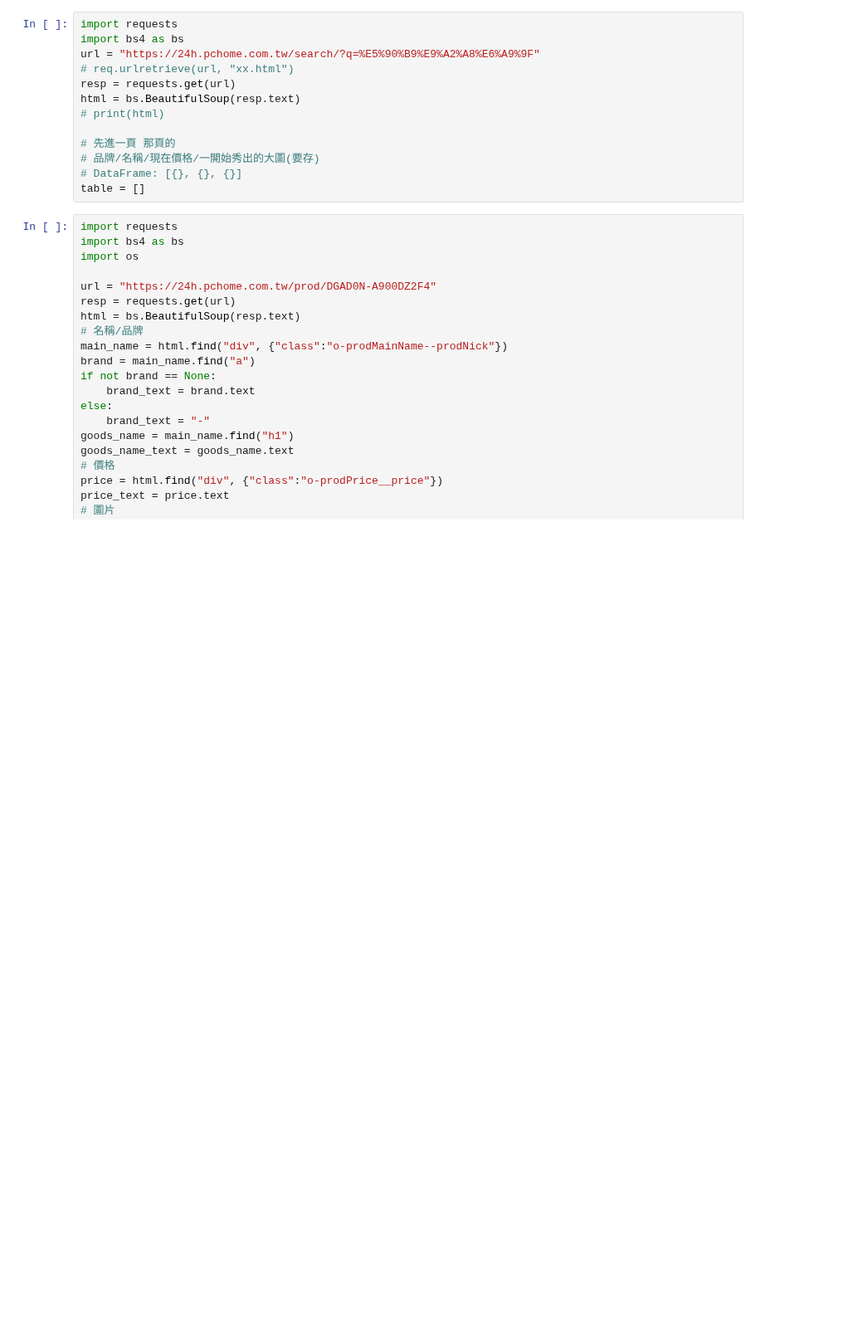
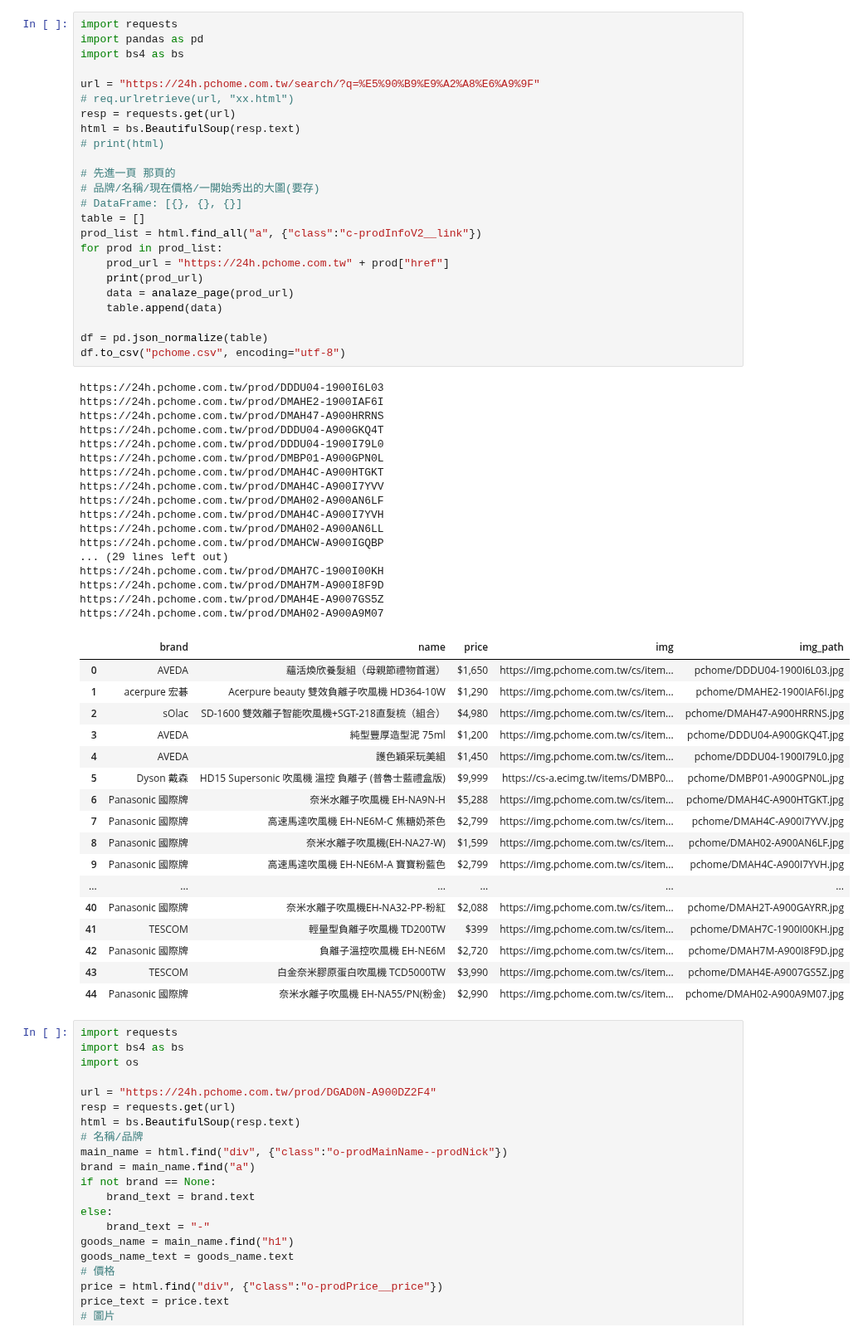
Before and after one commit to Elwing-Chou/tibame_online_0416, a Jupyter notebook: tibame_0503_lab.ipynb, the cells around one changed output. Shown at 83% size. Saved outputs shown, nothing was run; the diff lists cells and outputs as text; blank space fills up the shorter version.

```diff
--- a/tibame_0503_lab.ipynb
+++ b/tibame_0503_lab.ipynb
@@ -2,17 +2,63 @@
 <a href="https://colab.research.google.com/github/Elwing-Chou/tibame_online_0416/blob/main/tibame_0503_lab.ipynb" target="_parent"><img src="https://colab.research.google.com/assets/colab-badge.svg" alt="Open In Colab"/></a>
 # %%
 import requests
+import pandas as pd
 import bs4 as bs
+
 url = "https://24h.pchome.com.tw/search/?q=%E5%90%B9%E9%A2%A8%E6%A9%9F"
 # req.urlretrieve(url, "xx.html")
 resp = requests.get(url)
 html = bs.BeautifulSoup(resp.text)
 # print(html)
 
 # 先進一頁 那頁的
 # 品牌/名稱/現在價格/一開始秀出的大圖(要存)
 # DataFrame: [{}, {}, {}]
 table = []
+prod_list = html.find_all("a", {"class":"c-prodInfoV2__link"})
+for prod in prod_list:
+    prod_url = "https://24h.pchome.com.tw" + prod["href"]
+    print(prod_url)
+    data = analaze_page(prod_url)
+    table.append(data)
+
+df = pd.json_normalize(table)
+df.to_csv("pchome.csv", encoding="utf-8")
+# %% [output]
+https://24h.pchome.com.tw/prod/DDDU04-1900I6L03
+https://24h.pchome.com.tw/prod/DMAHE2-1900IAF6I
+https://24h.pchome.com.tw/prod/DMAH47-A900HRRNS
+https://24h.pchome.com.tw/prod/DDDU04-A900GKQ4T
+https://24h.pchome.com.tw/prod/DDDU04-1900I79L0
+https://24h.pchome.com.tw/prod/DMBP01-A900GPN0L
+https://24h.pchome.com.tw/prod/DMAH4C-A900HTGKT
+https://24h.pchome.com.tw/prod/DMAH4C-A900I7YVV
+https://24h.pchome.com.tw/prod/DMAH02-A900AN6LF
+https://24h.pchome.com.tw/prod/DMAH4C-A900I7YVH
+https://24h.pchome.com.tw/prod/DMAH02-A900AN6LL
+https://24h.pchome.com.tw/prod/DMAHCW-A900IGQBP
+... (29 lines left out)
+https://24h.pchome.com.tw/prod/DMAH7C-1900I00KH
+https://24h.pchome.com.tw/prod/DMAH7M-A900I8F9D
+https://24h.pchome.com.tw/prod/DMAH4E-A9007GS5Z
+https://24h.pchome.com.tw/prod/DMAH02-A900A9M07
+|  | brand | name | price | img | img_path |
+| 0 | AVEDA | 蘊活煥欣養髮組（母親節禮物首選） | $1,650 | https://img.pchome.com.tw/cs/item... | pchome/DDDU04-1900I6L03.jpg |
+| 1 | acerpure 宏碁 | Acerpure beauty 雙效負離子吹風機 HD364-10W | $1,290 | https://img.pchome.com.tw/cs/item... | pchome/DMAHE2-1900IAF6I.jpg |
+| 2 | sOlac | SD-1600 雙效離子智能吹風機+SGT-218直髮梳（組合） | $4,980 | https://img.pchome.com.tw/cs/item... | pchome/DMAH47-A900HRRNS.jpg |
+| 3 | AVEDA | 純型豐厚造型泥 75ml | $1,200 | https://img.pchome.com.tw/cs/item... | pchome/DDDU04-A900GKQ4T.jpg |
+| 4 | AVEDA | 護色穎采玩美組 | $1,450 | https://img.pchome.com.tw/cs/item... | pchome/DDDU04-1900I79L0.jpg |
+| 5 | Dyson 戴森 | HD15 Supersonic 吹風機 溫控 負離子 (普魯士藍禮盒版) | $9,999 | https://cs-a.ecimg.tw/items/DMBP0... | pchome/DMBP01-A900GPN0L.jpg |
+| 6 | Panasonic 國際牌 | 奈米水離子吹風機 EH-NA9N-H | $5,288 | https://img.pchome.com.tw/cs/item... | pchome/DMAH4C-A900HTGKT.jpg |
+| 7 | Panasonic 國際牌 | 高速馬達吹風機 EH-NE6M-C 焦糖奶茶色 | $2,799 | https://img.pchome.com.tw/cs/item... | pchome/DMAH4C-A900I7YVV.jpg |
+| 8 | Panasonic 國際牌 | 奈米水離子吹風機(EH-NA27-W) | $1,599 | https://img.pchome.com.tw/cs/item... | pchome/DMAH02-A900AN6LF.jpg |
+| 9 | Panasonic 國際牌 | 高速馬達吹風機 EH-NE6M-A 寶寶粉藍色 | $2,799 | https://img.pchome.com.tw/cs/item... | pchome/DMAH4C-A900I7YVH.jpg |
+| ... | ... | ... | ... | ... | ... |
+| 40 | Panasonic 國際牌 | 奈米水離子吹風機EH-NA32-PP-粉紅 | $2,088 | https://img.pchome.com.tw/cs/item... | pchome/DMAH2T-A900GAYRR.jpg |
+| 41 | TESCOM | 輕量型負離子吹風機 TD200TW | $399 | https://img.pchome.com.tw/cs/item... | pchome/DMAH7C-1900I00KH.jpg |
+| 42 | Panasonic 國際牌 | 負離子溫控吹風機 EH-NE6M | $2,720 | https://img.pchome.com.tw/cs/item... | pchome/DMAH7M-A900I8F9D.jpg |
+| 43 | TESCOM | 白金奈米膠原蛋白吹風機 TCD5000TW | $3,990 | https://img.pchome.com.tw/cs/item... | pchome/DMAH4E-A9007GS5Z.jpg |
+| 44 | Panasonic 國際牌 | 奈米水離子吹風機 EH-NA55/PN(粉金) | $2,990 | https://img.pchome.com.tw/cs/item... | pchome/DMAH02-A900A9M07.jpg |
 # %%
 import requests
 import bs4 as bs
```
